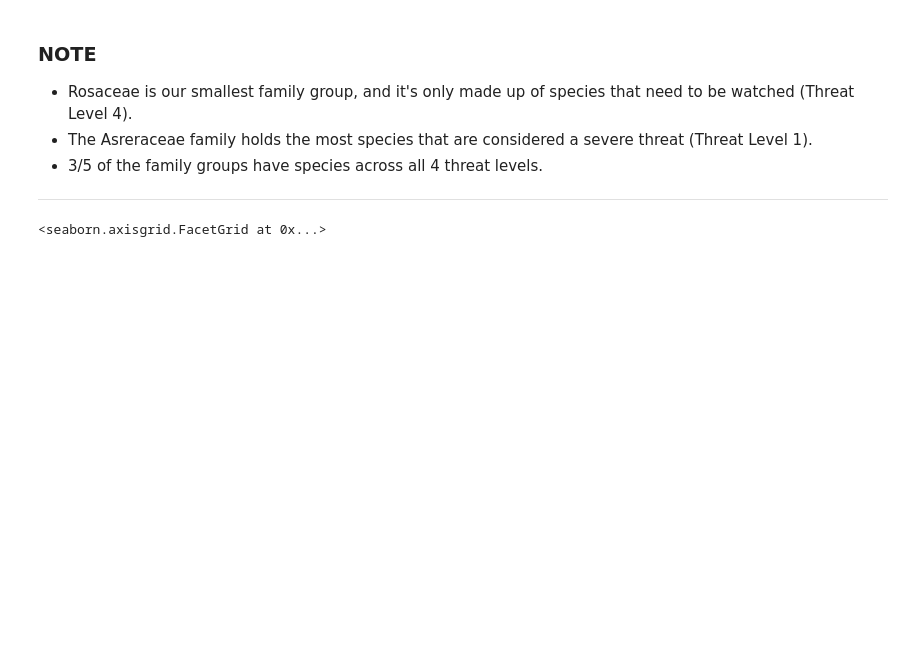
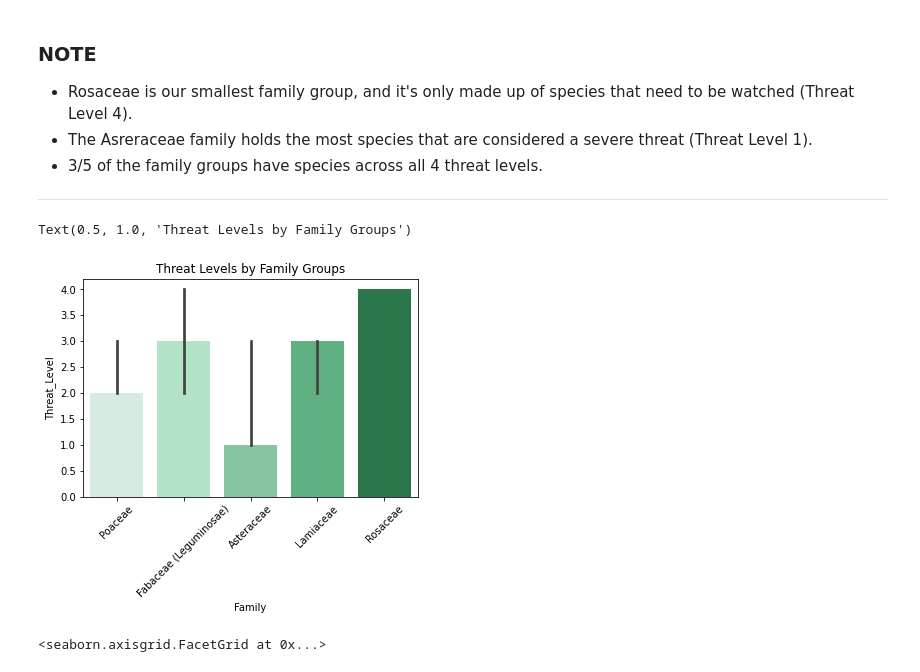
Before and after one commit to JagJones/Invasive_Plants, a Jupyter notebook: main.ipynb, the cells around one changed output. Drawn from its saved outputs; the diff is of its cells as text; code cells hidden in the pictures; blank space fills up the shorter version.

```diff
--- a/main.ipynb
+++ b/main.ipynb
@@ -297,6 +303,20 @@ Text(0.5, 1.0, 'Threat Levels by Family Groups')
 - The Asreraceae family holds the most species that are considered a severe threat (Threat Level 1).
 - 3/5 of the family groups have species across all 4 threat levels.
 ***
+# %%
+# This bar graph is a combo of the graphs above.
+# It instead averages the threat levels of each family group and shows those results instead
+# of plotting threat points like the violin graph or showing the number of plants in each family like the
+# count plot.
+#
+
+sns.barplot(x='Family', y='Threat_Level', data=top_family_df, palette=family_grp_colors, estimator=np.median)
+
+plt.xticks(rotation=45)
+plt.title('Threat Levels by Family Groups')
+# %% [output]
+Text(0.5, 1.0, 'Threat Levels by Family Groups')
+[figure, added]
 # %%
 # A simpler bar graph.
 # Tried adding the threat_colors palette to this but it wasn't having it.
```
Also changed, not shown: parts of 11 cells of this notebook.
